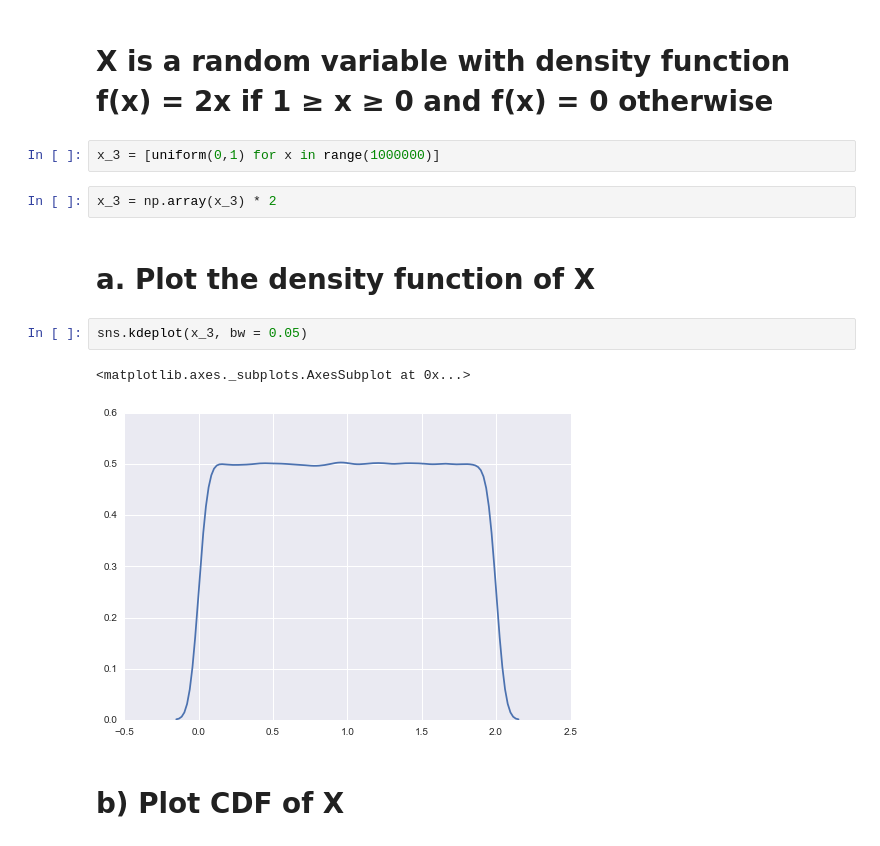
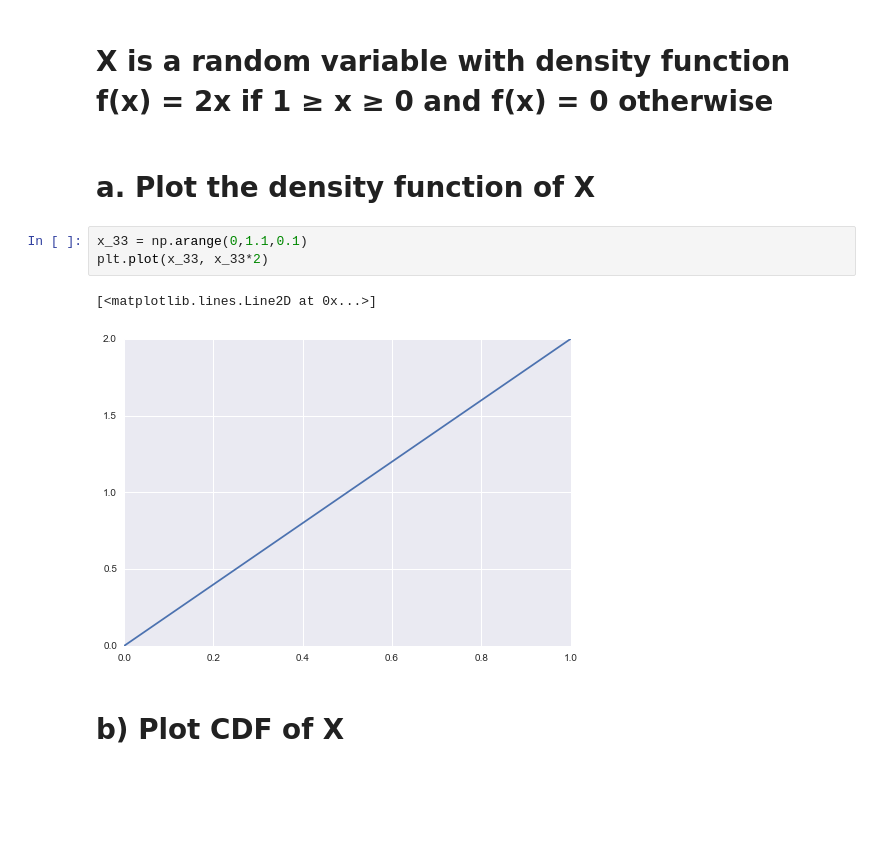
Before and after one commit to dhumindesai/MultivariateAnalysis, a Jupyter notebook: Homework-3/Homework-3.ipynb, the cells around one changed output. Cells and saved outputs as stored; diff of their text form; blank space fills up the shorter version.

```diff
--- a/Homework-3/Homework-3.ipynb
+++ b/Homework-3/Homework-3.ipynb
@@ -198,15 +198,12 @@ plt.hist(v,cumulative=True, normed=True)
 # %% [markdown]
 # X is a random variable with density function f(x) = 2x if  1 ≥  x  ≥ 0 and f(x) = 0 otherwise
-# %%
-x_3 = [uniform(0,1) for x in range(1000000)]
-# %%
-x_3 = np.array(x_3) * 2
 # %% [markdown]
 # a. Plot the density function of X
-# %%
-sns.kdeplot(x_3, bw = 0.05)
-# %% [output]
-<matplotlib.axes._subplots.AxesSubplot at 0x...>
-[figure, removed]
+# %%
+x_33 = np.arange(0,1.1,0.1)
+plt.plot(x_33, x_33*2)
+# %% [output]
+[<matplotlib.lines.Line2D at 0x...>]
+[figure, added]
 # %% [markdown]
 # b) Plot CDF of X
```
Also changed, not shown: parts of 16 cells of this notebook.
